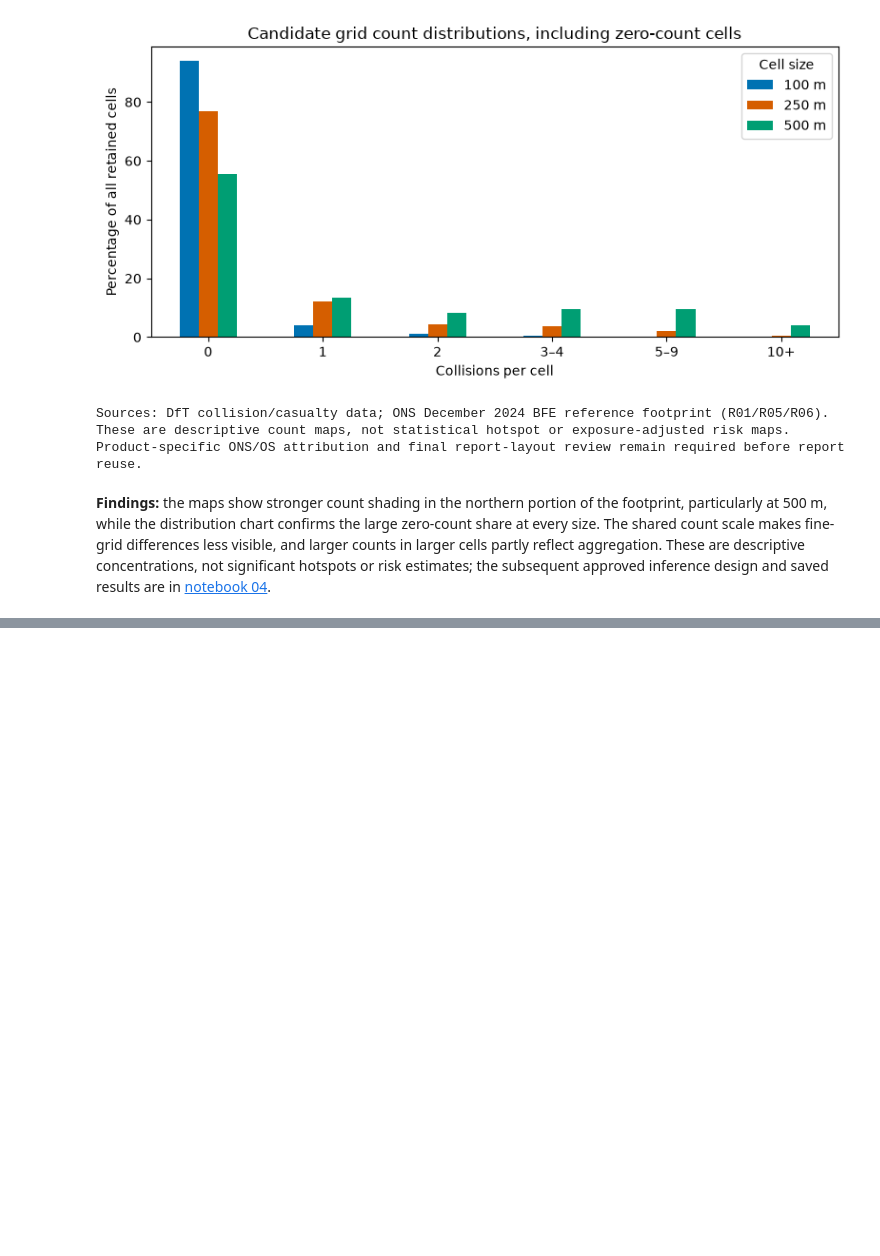
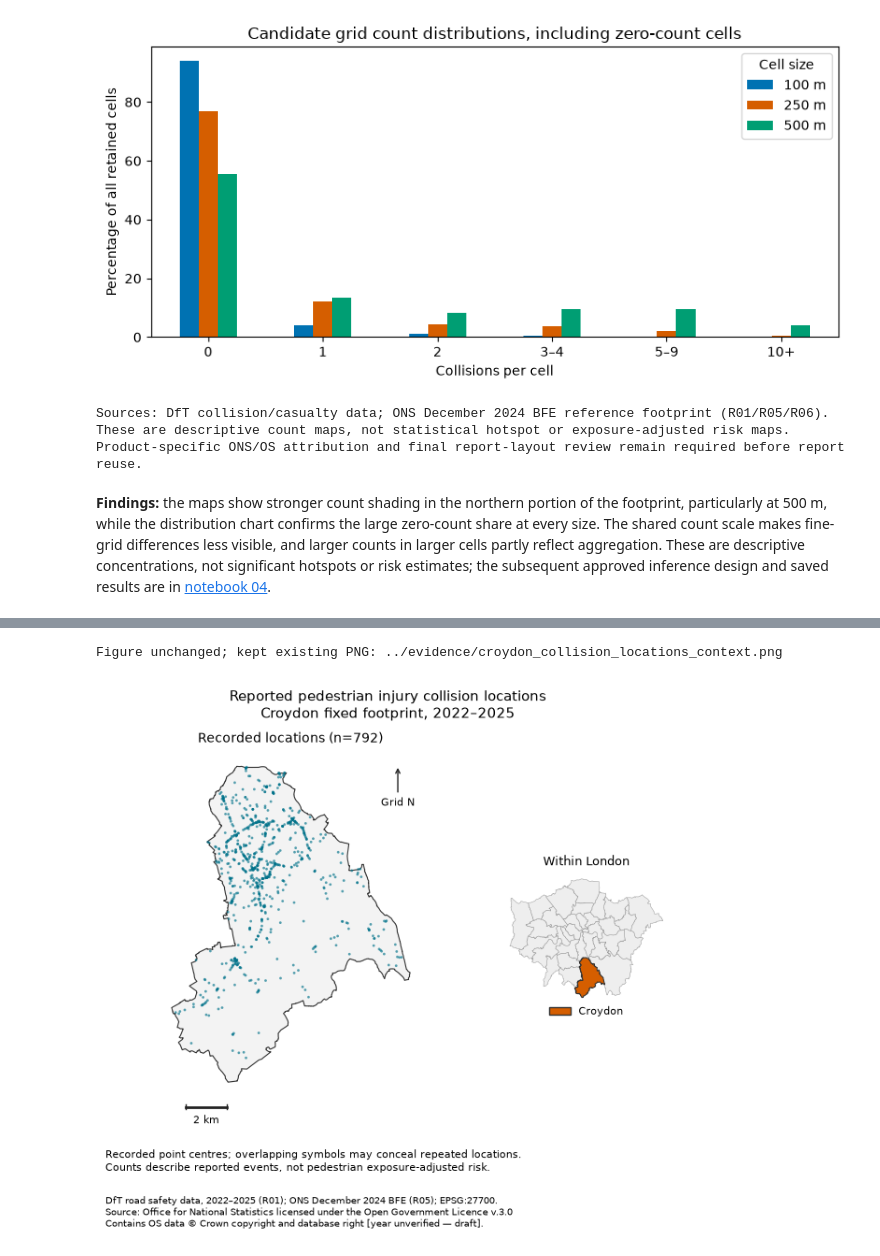
Before and after one commit to chathuranga-sudusinghe/london-pedestrian-collision-analysis, a Jupyter notebook: notebooks/03_croydon_grid_comparison.ipynb, the cells around one changed output, grey strips where cells are left out. Saved outputs shown, nothing was run; the diff lists cells and outputs as text; code cells hidden in the pictures; blank space fills up the shorter version.

```diff
--- a/notebooks/03_croydon_grid_comparison.ipynb
+++ b/notebooks/03_croydon_grid_comparison.ipynb
@@ -415,0 +435,67 @@ Product-specific ONS/OS attribution and final report-layout review remain requir
+# %%
+def add_report_map_details(ax, bounds, scale_m=2000):
+    """Add a grid-north arrow and a metre-based bar below the mapped footprint."""
+    xmin, ymin, xmax, ymax = bounds
+    width, height = xmax - xmin, ymax - ymin
+    ax.set(xlim=(xmin - 0.05 * width, xmax + 0.05 * width),
+           ylim=(ymin - 0.14 * height, ymax + 0.05 * height), aspect="equal")
+    ax.set_axis_off()
+    start_x, bar_y = xmin + 0.06 * width, ymin - 0.08 * height
+    ax.plot([start_x, start_x + scale_m], [bar_y, bar_y], color="#222222", linewidth=2)
+    for end_x in (start_x, start_x + scale_m):
+        ax.plot([end_x, end_x], [bar_y - 0.008 * height, bar_y + 0.008 * height],
+                color="#222222", linewidth=1)
+    ax.text(start_x + scale_m / 2, bar_y - 0.025 * height, f"{scale_m / 1000:g} km",
+            ha="center", va="top", fontsize=8)
+    ax.annotate("Grid N", xy=(0.91, 0.96), xytext=(0.91, 0.86),
+                xycoords="axes fraction", ha="center", va="center", fontsize=8,
+                arrowprops={"arrowstyle": "->", "color": "#222222"})
+
+
+def add_report_sources(figure):
+    """Keep sources and the unresolved product-specific copyright year visible."""
+    figure.text(0.02, 0.015,
+        "DfT road safety data, 2022–2025 (R01); ONS December 2024 BFE (R05); EPSG:27700.\n"
+        "Source: Office for National Statistics licensed under the Open Government Licence v.3.0\n"
+        "Contains OS data © Crown copyright and database right [year unverified — draft].",
+        ha="left", va="bottom", fontsize=7)
+
+from matplotlib.lines import Line2D
+from matplotlib.patches import Patch
+
+# Use only the 33 London districts from the same verified boundary input.
+london_locator = gpd.read_file(INPUTS["boundary"], layer=BOUNDARY_LAYER,
+    where="LAD24CD LIKE 'E090000%'", engine="pyogrio")
+expected_london_codes = {f"E090000{i:02d}" for i in range(1, 34)}
+if (len(london_locator) != 33 or set(london_locator["LAD24CD"]) != expected_london_codes
+        or not london_locator["LAD24CD"].is_unique
+        or london_locator.crs != CRS.from_user_input(GRID_CRS)
+        or london_locator.geometry.isna().any() or london_locator.geometry.is_empty.any()
+        or not london_locator.geometry.is_valid.all()):
+    raise ValueError("The locator requires 33 valid, unique London districts in EPSG:27700.")
+locator_croydon = london_locator.loc[london_locator["LAD24CD"].eq(STUDY_CODE)]
+if not locator_croydon.geometry.iloc[0].equals(footprint):
+    raise ValueError("The locator Croydon geometry differs from the analysis footprint.")
+
+fig, (point_ax, locator_ax) = plt.subplots(1, 2, figsize=(6.3, 6.0),
+    gridspec_kw={"width_ratios": [2.2, 1]})
+fig.subplots_adjust(left=0.02, right=0.98, top=0.87, bottom=0.20, wspace=0.10)
+footprint_frame.plot(ax=point_ax, facecolor="#f3f3f3", edgecolor="#333333", linewidth=0.8)
+study_points.plot(ax=point_ax, color="#00728a", markersize=4, alpha=0.65, edgecolor="none")
+add_report_map_details(point_ax, footprint.bounds)
+point_ax.set_title(f"Recorded locations (n={len(study_points):,})", fontsize=10)
+london_locator.plot(ax=locator_ax, facecolor="#eeeeee", edgecolor="#999999", linewidth=0.35)
+locator_croydon.plot(ax=locator_ax, facecolor="#d55e00", edgecolor="#333333", linewidth=0.7)
+locator_ax.set_aspect("equal"); locator_ax.set_axis_off()
+locator_ax.set_title("Within London", fontsize=9)
+locator_ax.legend(handles=[Patch(facecolor="#d55e00", edgecolor="#333333", label="Croydon")],
+                  loc="lower center", bbox_to_anchor=(0.5, -0.18), frameon=False, fontsize=8)
+fig.suptitle("Reported pedestrian injury collision locations\nCroydon fixed footprint, 2022–2025", fontsize=11)
+fig.text(0.02, 0.12, "Recorded point centres; overlapping symbols may conceal repeated locations.\n"
+         "Counts describe reported events, not pedestrian exposure-adjusted risk.", fontsize=8)
+add_report_sources(fig)
+save_report_figure(fig, "croydon_collision_locations_context.png")
+plt.show()
+# %% [output]
+Figure unchanged; kept existing PNG: ../evidence/croydon_collision_locations_context.png
+[figure, added]
```
Also changed, not shown: parts of 10 cells of this notebook, 15 other files.
